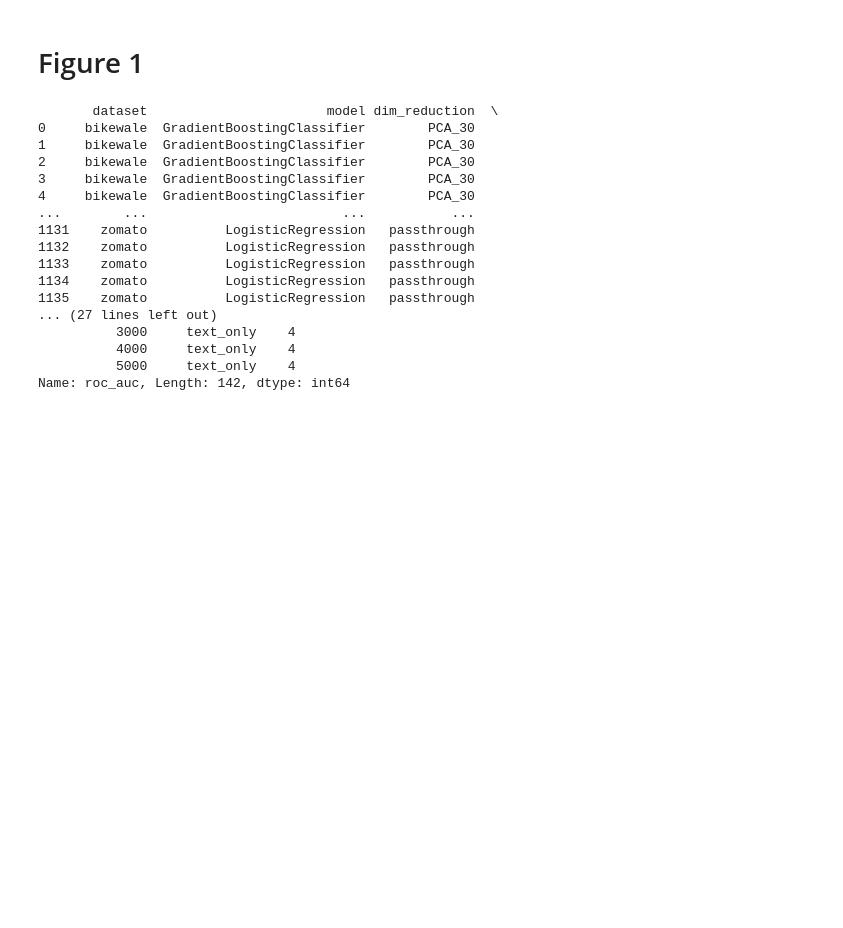
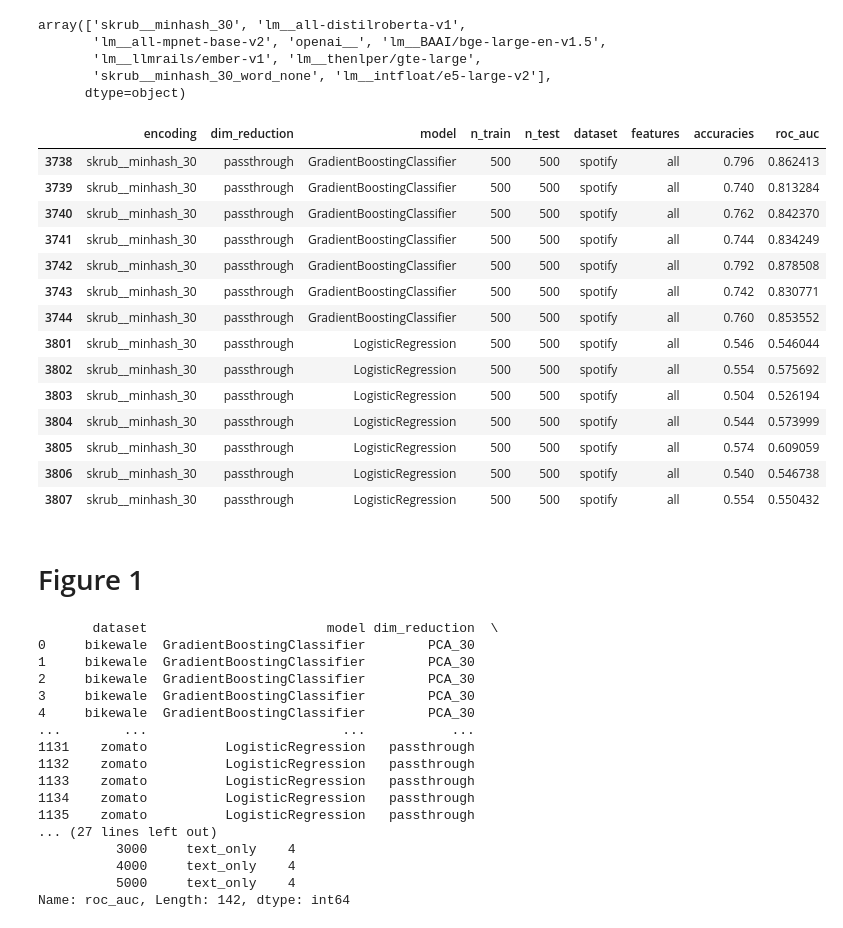
Before and after one commit to LeoGrin/lm_tab, a Jupyter notebook: scripts/final_plots.ipynb, the cells around one changed output. Cells and saved outputs as stored; diff of their text form; code cells hidden in the pictures; blank space fills up the shorter version.

```diff
--- a/scripts/final_plots.ipynb
+++ b/scripts/final_plots.ipynb
@@ -1,3 +206,29 @@
+# %%
+melted_results.encoding.unique()
+# %% [output]
+array(['skrub__minhash_30', 'lm__all-distilroberta-v1',
+       'lm__all-mpnet-base-v2', 'openai__', 'lm__BAAI/bge-large-en-v1.5',
+       'lm__llmrails/ember-v1', 'lm__thenlper/gte-large',
+       'skrub__minhash_30_word_none', 'lm__intfloat/e5-large-v2'],
+      dtype=object)
+# %%
+melted_results[(melted_results["dataset"] == "spotify") & (melted_results["n_train"] == 500) & (melted_results["features"] == "all") & (melted_results["encoding"] == "skrub__minhash_30")]
+# %% [output]
+|  | encoding | dim_reduction | model | n_train | n_test | dataset | features | accuracies | roc_auc |
+| 3738 | skrub__minhash_30 | passthrough | GradientBoostingClassifier | 500 | 500 | spotify | all | 0.796 | 0.862413 |
+| 3739 | skrub__minhash_30 | passthrough | GradientBoostingClassifier | 500 | 500 | spotify | all | 0.740 | 0.813284 |
+| 3740 | skrub__minhash_30 | passthrough | GradientBoostingClassifier | 500 | 500 | spotify | all | 0.762 | 0.842370 |
+| 3741 | skrub__minhash_30 | passthrough | GradientBoostingClassifier | 500 | 500 | spotify | all | 0.744 | 0.834249 |
+| 3742 | skrub__minhash_30 | passthrough | GradientBoostingClassifier | 500 | 500 | spotify | all | 0.792 | 0.878508 |
+| 3743 | skrub__minhash_30 | passthrough | GradientBoostingClassifier | 500 | 500 | spotify | all | 0.742 | 0.830771 |
+| 3744 | skrub__minhash_30 | passthrough | GradientBoostingClassifier | 500 | 500 | spotify | all | 0.760 | 0.853552 |
+| 3801 | skrub__minhash_30 | passthrough | LogisticRegression | 500 | 500 | spotify | all | 0.546 | 0.546044 |
+| 3802 | skrub__minhash_30 | passthrough | LogisticRegression | 500 | 500 | spotify | all | 0.554 | 0.575692 |
+| 3803 | skrub__minhash_30 | passthrough | LogisticRegression | 500 | 500 | spotify | all | 0.504 | 0.526194 |
+| 3804 | skrub__minhash_30 | passthrough | LogisticRegression | 500 | 500 | spotify | all | 0.544 | 0.573999 |
+| 3805 | skrub__minhash_30 | passthrough | LogisticRegression | 500 | 500 | spotify | all | 0.574 | 0.609059 |
+| 3806 | skrub__minhash_30 | passthrough | LogisticRegression | 500 | 500 | spotify | all | 0.540 | 0.546738 |
+| 3807 | skrub__minhash_30 | passthrough | LogisticRegression | 500 | 500 | spotify | all | 0.554 | 0.550432 |
 # %% [markdown]
 # Figure 1
 # %%
```
Also changed, not shown: parts of 13 cells of this notebook, 15 other files.
